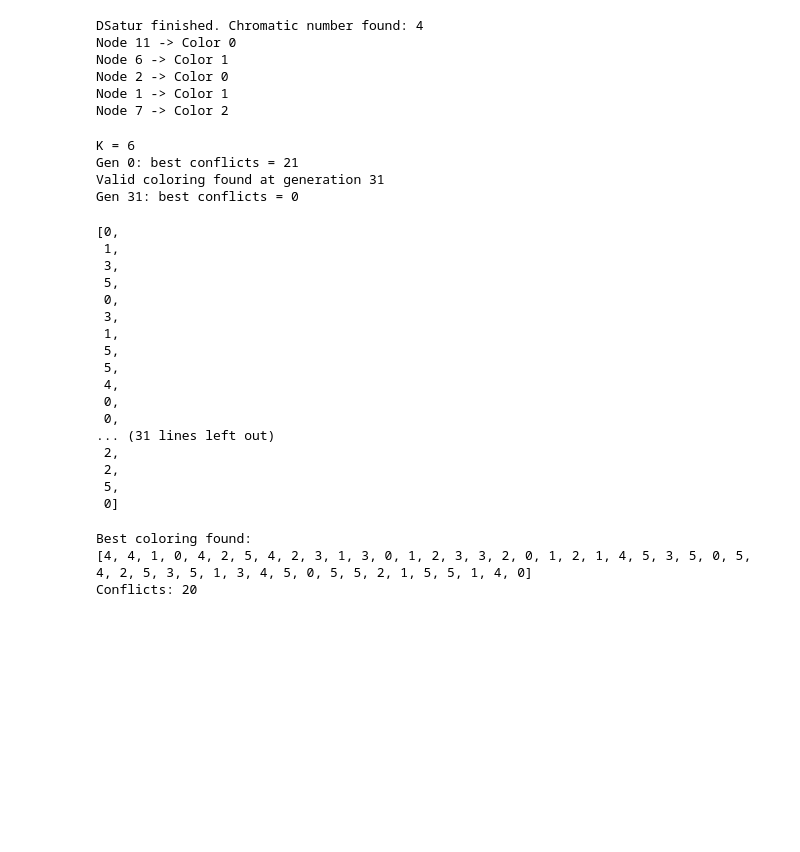
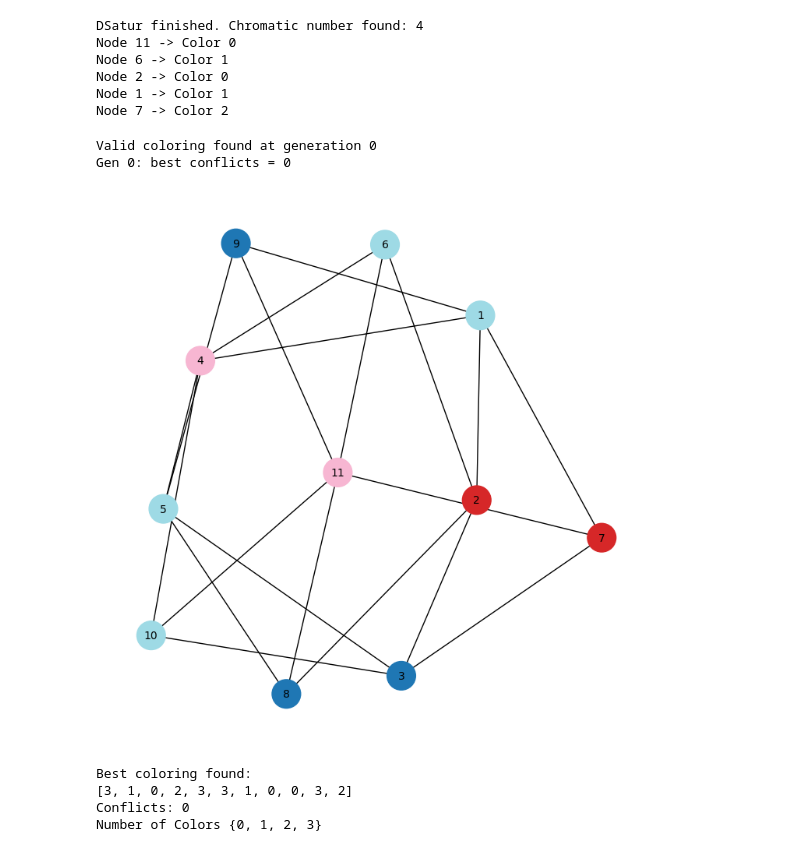
Before and after one commit to sarmijavier/optimization_with_genetic_algorithms, a Jupyter notebook: activity_2.ipynb, the cells around one changed output. Cells and saved outputs as stored; diff of their text form; code cells hidden in the pictures; blank space fills up the shorter version.

```diff
--- a/activity_2.ipynb
+++ b/activity_2.ipynb
@@ -238,35 +133,27 @@ def genetic_algorithm():
-# %%
-solution = genetic_algorithm()
-# %% [output]
-K = 6
-Gen 0: best conflicts = 21
-Valid coloring found at generation 31
-Gen 31: best conflicts = 0
-# %%
-solution
-# %% [output]
-[0,
- 1,
- 3,
- 5,
- 0,
- 3,
- 1,
- 5,
- 5,
- 4,
- 0,
- 0,
-... (31 lines left out)
- 2,
- 2,
- 5,
- 0]
-# %%
-print("Best coloring found:")
-print(solution)
-print("Conflicts:", count_conflicts(solution))
-# %% [output]
-Best coloring found:
-[4, 4, 1, 0, 4, 2, 5, 4, 2, 3, 1, 3, 0, 1, 2, 3, 3, 2, 0, 1, 2, 1, 4, 5, 3, 5, 0, 5, 4, 2, 5, 3, 5, 1, 3, 4, 5, 0, 5, 5, 2, 1, 5, 5, 1, 4, 0]
-Conflicts: 20
+# %%
+FILENAME = "myciel3.col"
+NUMBER_OF_COLORS = 4
+POPULATION_SIZE = 100
+GENERATIONS = 1000
+MUTATION_RATE = 0.06
+ELITISM_SIZE = 3
+TOURNAMENT_SIZE = 3
+
+first_problem = GeneticAlgorithm(
+    FILENAME,
+    NUMBER_OF_COLORS,
+    POPULATION_SIZE,
+    GENERATIONS,
+    MUTATION_RATE,
+    ELITISM_SIZE,
+    TOURNAMENT_SIZE,
+)
+first_problem.genetic_algorithm()
+# %% [output]
+Valid coloring found at generation 0
+Gen 0: best conflicts = 0
+[figure, added]
+Best coloring found:
+[3, 1, 0, 2, 3, 3, 1, 0, 0, 3, 2]
+Conflicts: 0
+Number of Colors {0, 1, 2, 3}
```
Also changed, not shown: parts of 7 cells of this notebook, 2 other files.
